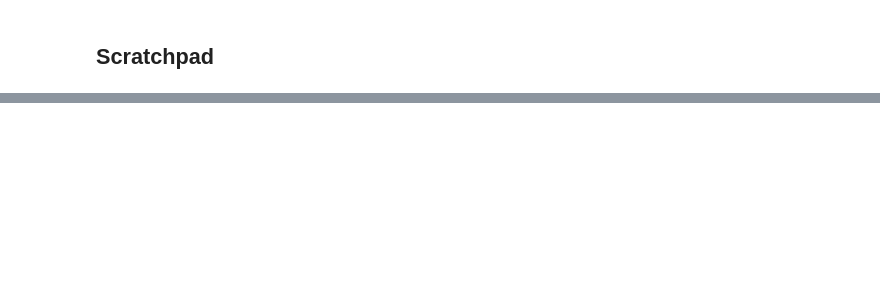
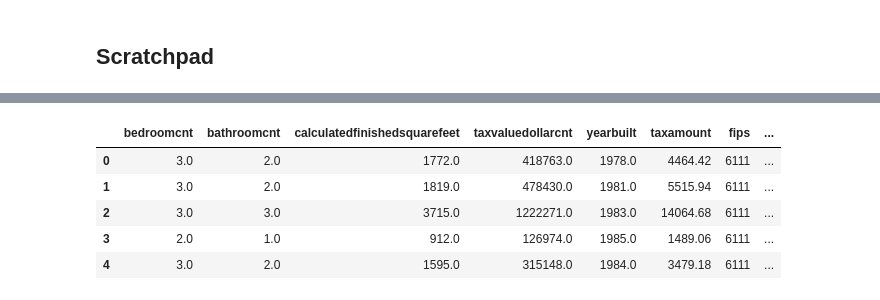
Before and after one commit to jeffakins/zillow_2017_project, a Jupyter notebook: scratchpad_notebook.ipynb, the cells around one changed output, grey strips where cells are left out. Cells and saved outputs as stored; diff of their text form; code cells hidden in the pictures; blank space fills up the shorter version.

```diff
--- a/scratchpad_notebook.ipynb
+++ b/scratchpad_notebook.ipynb
@@ -66,0 +39,11 @@ zillow.head()
+# %%
+zillow = zillow.merge(fips_name, left_on='fips', right_on='fips', how='outer', indicator=False)
+# %%
+zillow.head()
+# %% [output]
+|  | bedroomcnt | bathroomcnt | calculatedfinishedsquarefeet | taxvaluedollarcnt | yearbuilt | taxamount | fips | ... |
+| 0 | 3.0 | 2.0 | 1772.0 | 418763.0 | 1978.0 | 4464.42 | 6111 | ... |
+| 1 | 3.0 | 2.0 | 1819.0 | 478430.0 | 1981.0 | 5515.94 | 6111 | ... |
+| 2 | 3.0 | 3.0 | 3715.0 | 1222271.0 | 1983.0 | 14064.68 | 6111 | ... |
+| 3 | 2.0 | 1.0 | 912.0 | 126974.0 | 1985.0 | 1489.06 | 6111 | ... |
+| 4 | 3.0 | 2.0 | 1595.0 | 315148.0 | 1984.0 | 3479.18 | 6111 | ... |
```
Also changed, not shown: parts of 15 cells of this notebook, 3 other files.
